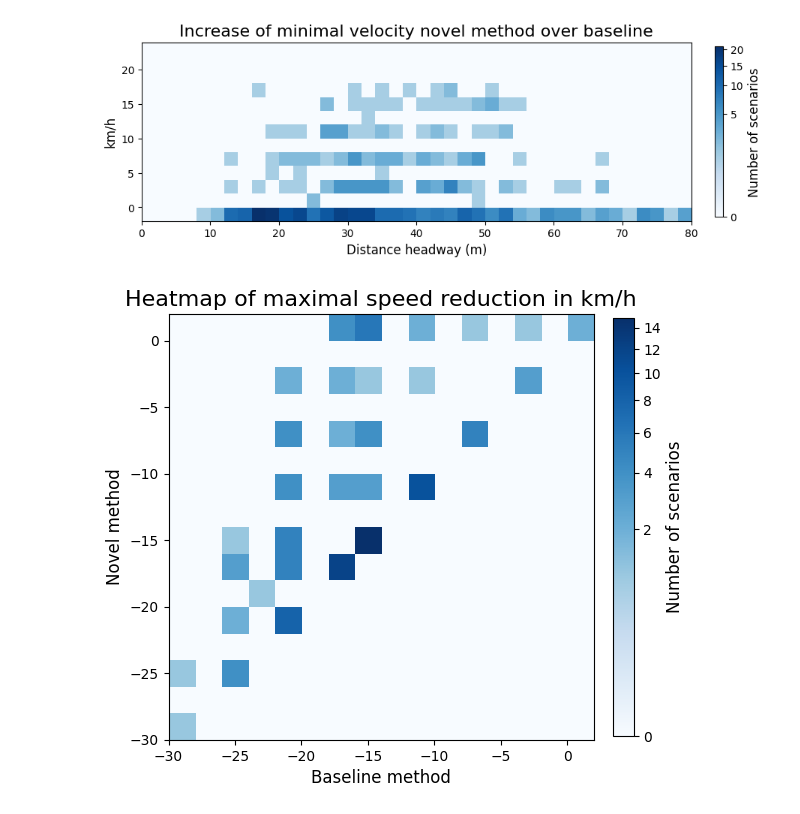
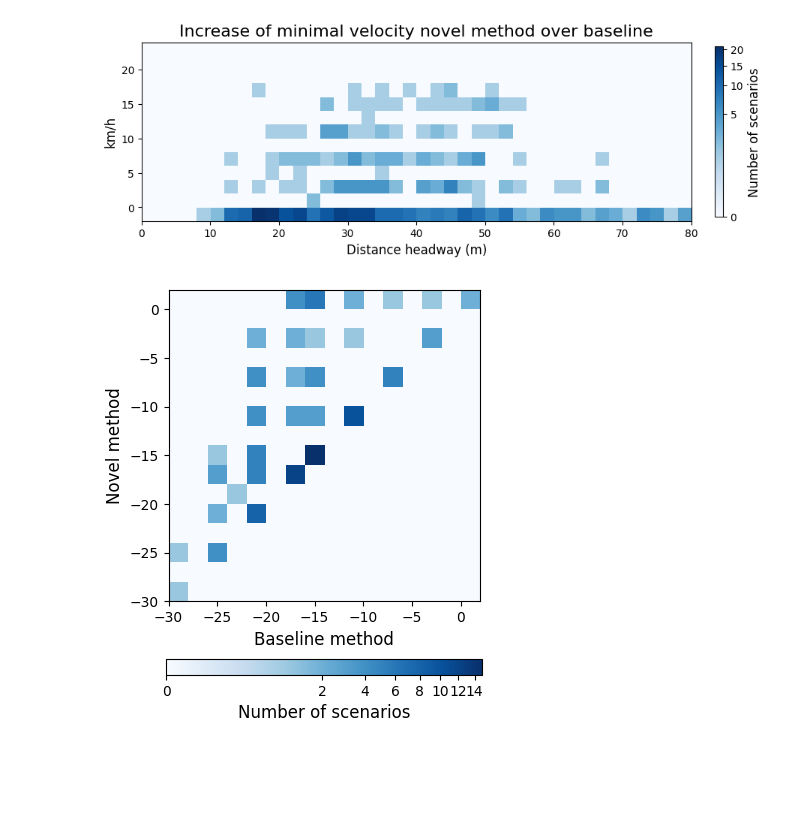
Before and after one commit to haastregt/occlusion_tracking, a Jupyter notebook: highd_scenarios.ipynb, the cells around one changed output. Cells and saved outputs as stored; diff of their text form; code cells hidden in the pictures; blank space fills up the shorter version.

```diff
--- a/highd_scenarios.ipynb
+++ b/highd_scenarios.ipynb
@@ -150,31 +220,0 @@ if plot_ntraffic_scatter:
-# %%
-
-if plot_ttc_scatter:
-    scatter_data = [batch_results["merge_ttc"],
-                    (batch_results["avg_vel_novel"] - batch_results["avg_vel_baseline"])*3.6]
-    heatmap, xedges, yedges = np.histogram2d(scatter_data[0], scatter_data[1], range=[[-12,0],[-0.9999,9.0001]], bins=[24,10])
-    extent = [xedges[0], xedges[-1], yedges[0], yedges[-1]]
-
-    fig = plt.figure(figsize=(10,6))
-    plt.imshow(heatmap.T, extent=extent, origin='lower', cmap=cm.Blues, norm=colors.PowerNorm(gamma=GAMMA))
-    plt.xlabel("Time to collision (s)", fontsize=LABELSIZE)
-    plt.ylabel("km/h", fontsize=LABELSIZE)
-    plt.gca().set_aspect(10/24)
-    cbar = plt.colorbar(fraction=0.045*10/24, pad=0.04)
-    cbar.ax.set_ylabel('Number of scenarios', fontsize=LABELSIZE)
-    plt.title("Average velocity increase of novel method over baseline", fontsize=TITLESIZE)
-
-    scatter_data = [batch_results["merge_ttc"],
-                    (batch_results["min_vel_novel"] - batch_results["min_vel_baseline"])*3.6]
-    heatmap, xedges, yedges = np.histogram2d(scatter_data[0], scatter_data[1], range=[[-12,0],[-2.49999,20.0001]], bins=[24,9])
-    extent = [xedges[0], xedges[-1], yedges[0], yedges[-1]]
-
-    fig = plt.figure(figsize=(10,6))
-    plt.imshow(heatmap.T, extent=extent, origin='lower', cmap=cm.Blues, norm=colors.PowerNorm(gamma=GAMMA))
-    plt.xlabel("Time to collision (s)", fontsize=LABELSIZE)
-    plt.ylabel("km/h", fontsize=LABELSIZE)
-    #plt.ylim([-2,20])
-    plt.gca().set_aspect(0.2)
-    cbar = plt.colorbar(fraction=0.045*9/24, pad=0.04)
-    cbar.ax.set_ylabel('Number of scenarios', fontsize=LABELSIZE)
-    plt.title("Increase of minimal velocity novel method over baseline", fontsize=TITLESIZE)
@@ -217,23 +254,24 @@ if plot_dhw_scatter:
 # %%
 
 if plot_novel_baseline_max_scatter_filtered:
     scatter_data = [(filtered_results["min_vel_baseline"] - filtered_results["min_vel_ideal"])*3.6,
                     (filtered_results["min_vel_novel"] - filtered_results["min_vel_ideal"])*3.6]
 
     heatmap, xedges, yedges = np.histogram2d(scatter_data[0], scatter_data[1], range=[[-30, 2], [-30, 2]], bins=16)
     extent = [xedges[0], xedges[-1], yedges[0], yedges[-1]]
 
-    fig = plt.figure(figsize=(6,6))
+    fig = plt.figure(figsize=(5,5))
     plt.imshow(heatmap.T, extent=extent, origin='lower', cmap=cm.Blues, norm=colors.PowerNorm(gamma=GAMMA))
     #plt.hexbin(scatter_data[0], scatter_data[1], gridsize=15, cmap=cm.Blues)
     plt.xlabel("Baseline method", fontsize=LABELSIZE)
     plt.ylabel("Novel method", fontsize=LABELSIZE)
     plt.gca().set_aspect('equal')
-    cbar = plt.colorbar(fraction=0.045, pad=0.04)
-    cbar.ax.set_ylabel('Number of scenarios', fontsize=LABELSIZE)
-    plt.title("Heatmap of maximal speed reduction in km/h", fontsize=TITLESIZE)
+    cbar = plt.colorbar(fraction=0.041, pad=0.15, orientation="horizontal")
+    cbar.ax.set_xlabel('Number of scenarios', fontsize=LABELSIZE)
+    cbar.ax.set_xticks([0,2,4,6,8,10,12,14])
+    #plt.title("Heatmap of maximal speed reduction in km/h", fontsize=TITLESIZE)
 # %% [output]
-[figure, old version]
+[figure, new version]
 # %%
 
 if plot_novel_baseline_avg_scatter_filtered:
```
Also changed, not shown: parts of 9 cells of this notebook, 3 other files.
